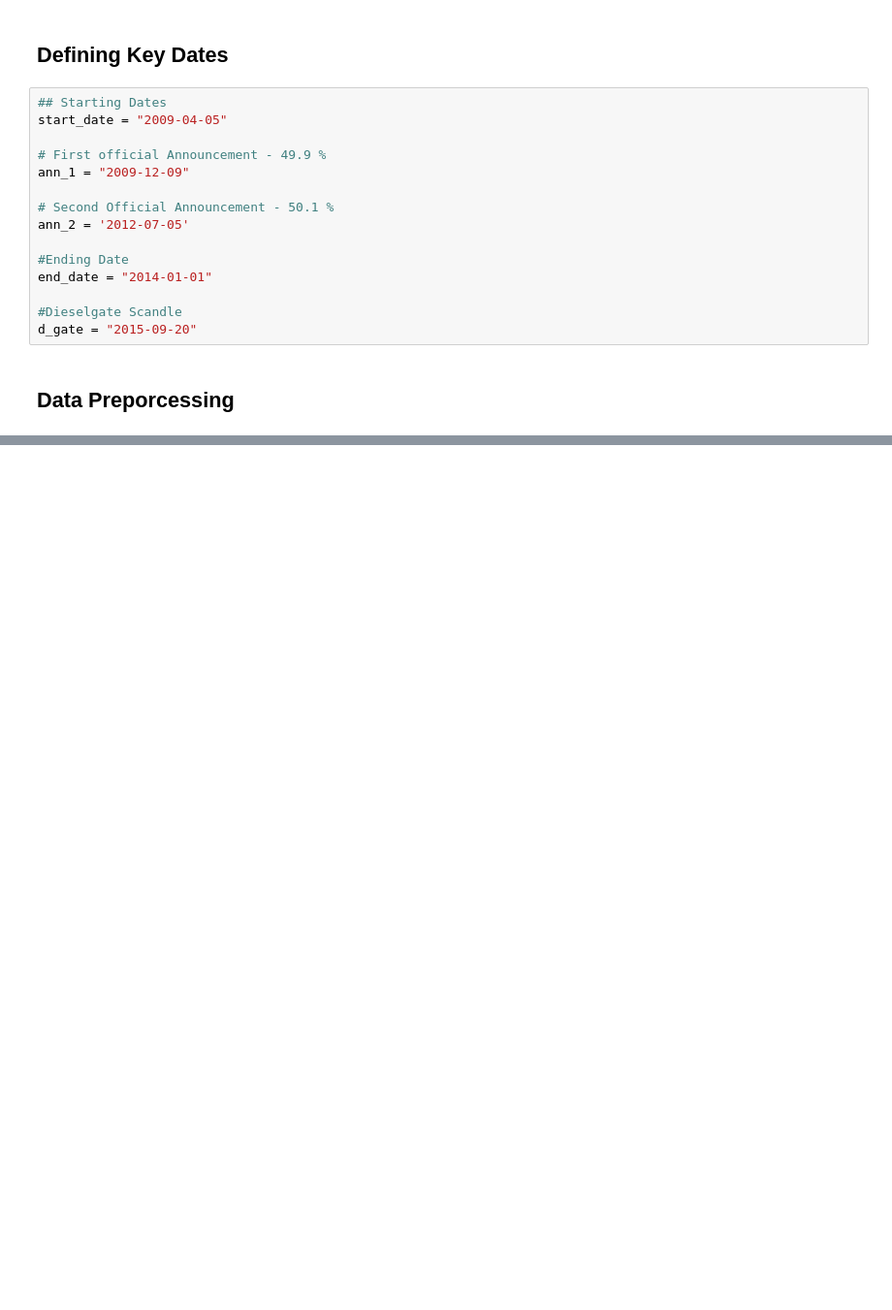
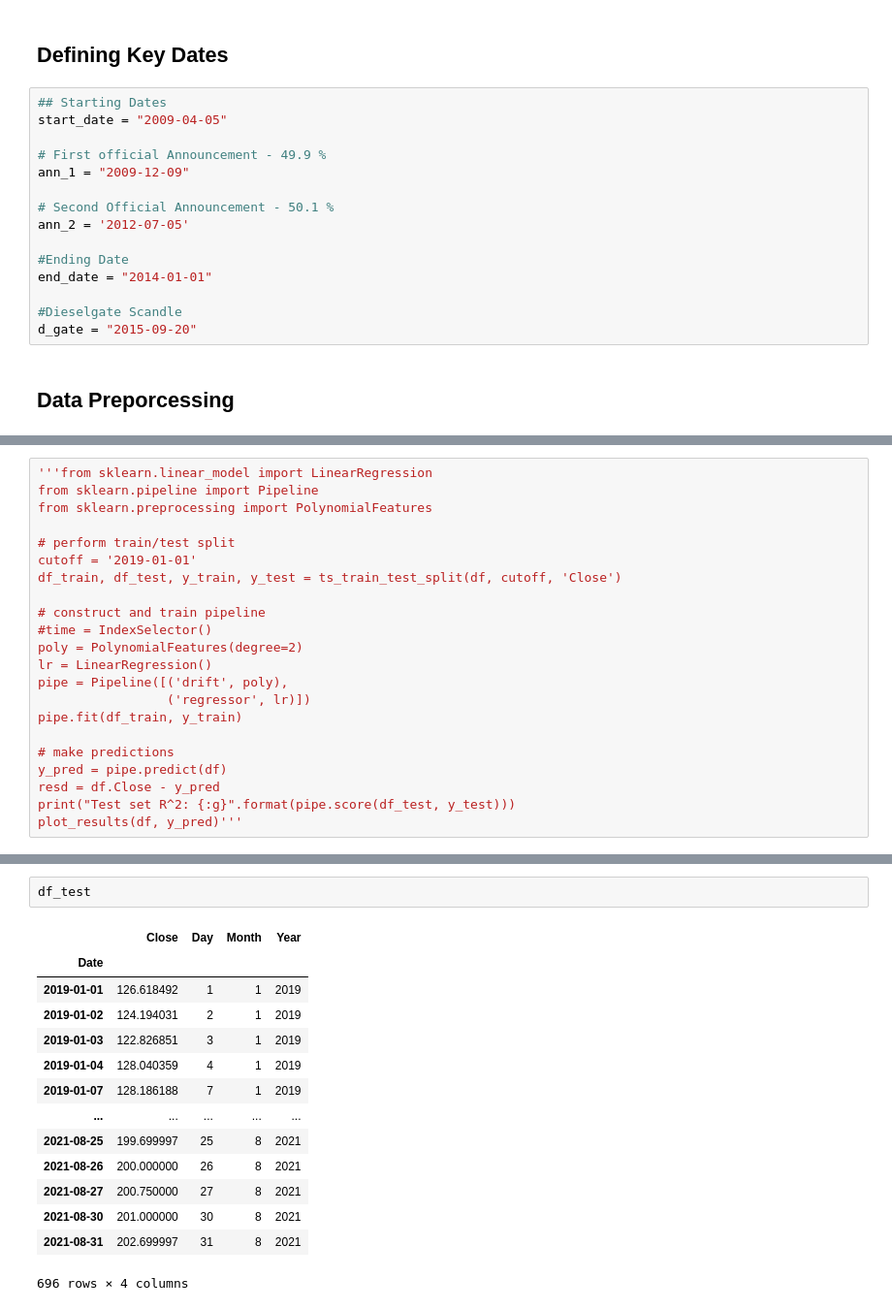
Before and after one commit to Hassi34/TimeSeriesAnalysis, a Jupyter notebook: ForecastingStocks_Fourier.ipynb, the cells around one changed output, grey strips where cells are left out. Shown: that part at 97% size. Saved outputs shown, nothing was run; the diff lists cells and outputs as text; blank space fills up the shorter version.

```diff
--- a/ForecastingStocks_Fourier.ipynb
+++ b/ForecastingStocks_Fourier.ipynb
@@ -87,0 +143,22 @@ df.Close.plot(figsize=)
+# %%
+'''from sklearn.linear_model import LinearRegression
+from sklearn.pipeline import Pipeline
+from sklearn.preprocessing import PolynomialFeatures
+
+# perform train/test split
+cutoff = '2019-01-01'
+df_train, df_test, y_train, y_test = ts_train_test_split(df, cutoff, 'Close')
+
+# construct and train pipeline
+#time = IndexSelector()
+poly = PolynomialFeatures(degree=2)
+lr = LinearRegression()
+pipe = Pipeline([('drift', poly),
+                 ('regressor', lr)])
+pipe.fit(df_train, y_train)
+
+# make predictions
+y_pred = pipe.predict(df)
+resd = df.Close - y_pred
+print("Test set R^2: {:g}".format(pipe.score(df_test, y_test)))
+plot_results(df, y_pred)'''
@@ -87,0 +245,17 @@ df.Close.plot(figsize=)
+# %%
+df_test
+# %% [output]
+|  | Close | Day | Month | Year |
+| Date |  |  |  |  |
+| 2019-01-01 | 126.618492 | 1 | 1 | 2019 |
+| 2019-01-02 | 124.194031 | 2 | 1 | 2019 |
+| 2019-01-03 | 122.826851 | 3 | 1 | 2019 |
+| 2019-01-04 | 128.040359 | 4 | 1 | 2019 |
+| 2019-01-07 | 128.186188 | 7 | 1 | 2019 |
+| ... | ... | ... | ... | ... |
+| 2021-08-25 | 199.699997 | 25 | 8 | 2021 |
+| 2021-08-26 | 200.000000 | 26 | 8 | 2021 |
+| 2021-08-27 | 200.750000 | 27 | 8 | 2021 |
+| 2021-08-30 | 201.000000 | 30 | 8 | 2021 |
+| 2021-08-31 | 202.699997 | 31 | 8 | 2021 |
+696 rows × 4 columns
```
Also changed, not shown: parts of 18 cells of this notebook, 7 other files.
